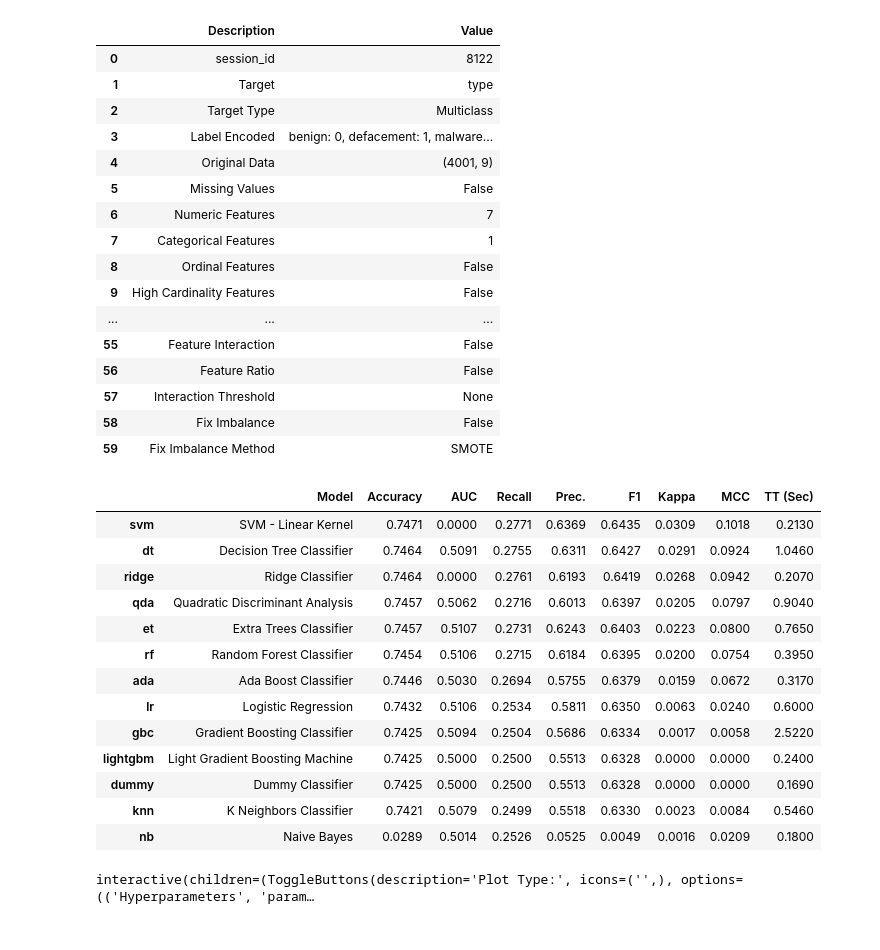
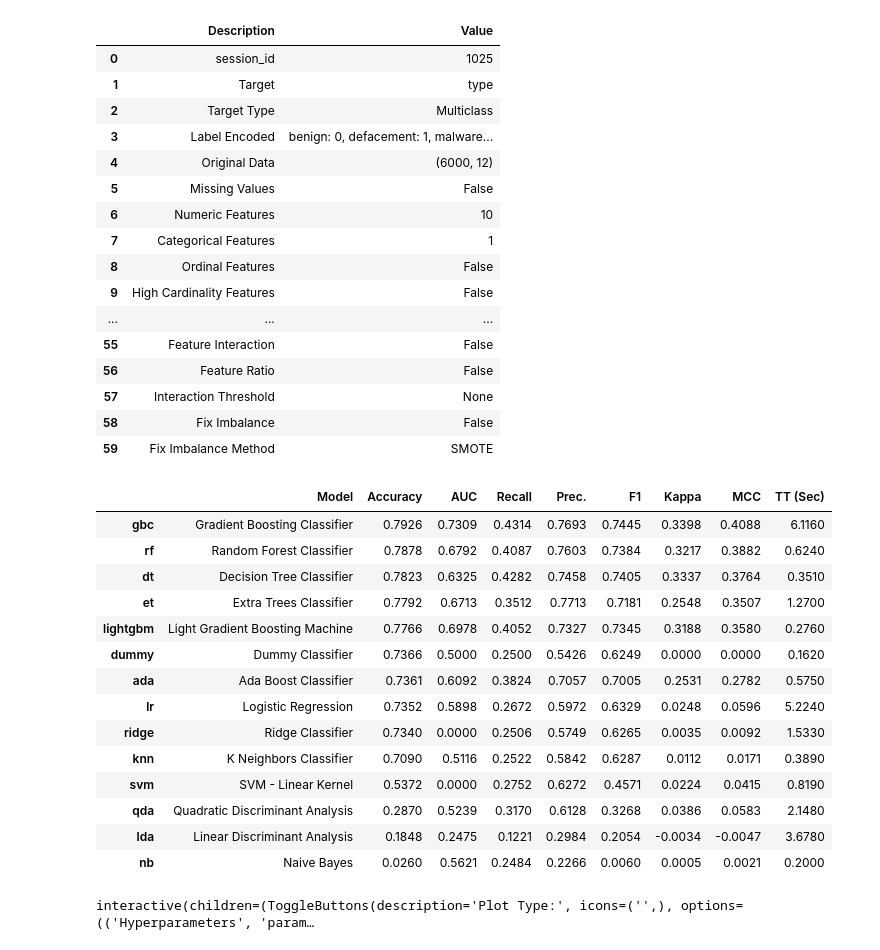
Before and after one commit to MSU-AI/AI-firewall, a Jupyter notebook: ML Based Web App Firewall.ipynb, the cells around one changed output. Cells and saved outputs as stored; diff of their text form; code cells hidden in the pictures.

Commit message:
Added more predictors and split data into training/testing sets

```diff
--- a/ML Based Web App Firewall.ipynb
+++ b/ML Based Web App Firewall.ipynb
@@ -6,15 +9,15 @@ from pycaret.classification import *
 # %%
-clu1 = setup(data = http_request_df.loc[:4000,:], target='type', \
-             numeric_features=['unicode', 'inequality', 'pipe', 'semicolon', 'curlybrace', 'caret'])
+clu1 = setup(data = train_set, target='type', \
+             numeric_features=['unicode', 'inequality', 'pipe', 'semicolon', 'curlybrace', 'caret', 'consecutive_num', 'hyphen', 'underscore'])
 # %% [output]
 |  | Description | Value |
-| 0 | session_id | 8122 |
+| 0 | session_id | 1025 |
 | 1 | Target | type |
 | 2 | Target Type | Multiclass |
 | 3 | Label Encoded | benign: 0, defacement: 1, malware... |
-| 4 | Original Data | (4001, 9) |
+| 4 | Original Data | (6000, 12) |
 | 5 | Missing Values | False |
-| 6 | Numeric Features | 7 |
+| 6 | Numeric Features | 10 |
 | 7 | Categorical Features | 1 |
 | 8 | Ordinal Features | False |
 | 9 | High Cardinality Features | False |
@@ -25,20 +28,21 @@ clu1 = setup(data = http_request_df.loc[:4000,:], target='type', \
 | 58 | Fix Imbalance | False |
 | 59 | Fix Imbalance Method | SMOTE |
 # %%
-best_models = compare_models()
+best_model = compare_models()
 # %% [output]
 |  | Model | Accuracy | AUC | Recall | Prec. | F1 | Kappa | MCC | TT (Sec) |
-| svm | SVM - Linear Kernel | 0.7471 | 0.0000 | 0.2771 | 0.6369 | 0.6435 | 0.0309 | 0.1018 | 0.2130 |
-| dt | Decision Tree Classifier | 0.7464 | 0.5091 | 0.2755 | 0.6311 | 0.6427 | 0.0291 | 0.0924 | 1.0460 |
-| ridge | Ridge Classifier | 0.7464 | 0.0000 | 0.2761 | 0.6193 | 0.6419 | 0.0268 | 0.0942 | 0.2070 |
-| qda | Quadratic Discriminant Analysis | 0.7457 | 0.5062 | 0.2716 | 0.6013 | 0.6397 | 0.0205 | 0.0797 | 0.9040 |
-| et | Extra Trees Classifier | 0.7457 | 0.5107 | 0.2731 | 0.6243 | 0.6403 | 0.0223 | 0.0800 | 0.7650 |
-| rf | Random Forest Classifier | 0.7454 | 0.5106 | 0.2715 | 0.6184 | 0.6395 | 0.0200 | 0.0754 | 0.3950 |
-| ada | Ada Boost Classifier | 0.7446 | 0.5030 | 0.2694 | 0.5755 | 0.6379 | 0.0159 | 0.0672 | 0.3170 |
-| lr | Logistic Regression | 0.7432 | 0.5106 | 0.2534 | 0.5811 | 0.6350 | 0.0063 | 0.0240 | 0.6000 |
-| gbc | Gradient Boosting Classifier | 0.7425 | 0.5094 | 0.2504 | 0.5686 | 0.6334 | 0.0017 | 0.0058 | 2.5220 |
-| lightgbm | Light Gradient Boosting Machine | 0.7425 | 0.5000 | 0.2500 | 0.5513 | 0.6328 | 0.0000 | 0.0000 | 0.2400 |
-| dummy | Dummy Classifier | 0.7425 | 0.5000 | 0.2500 | 0.5513 | 0.6328 | 0.0000 | 0.0000 | 0.1690 |
-| knn | K Neighbors Classifier | 0.7421 | 0.5079 | 0.2499 | 0.5518 | 0.6330 | 0.0023 | 0.0084 | 0.5460 |
-| nb | Naive Bayes | 0.0289 | 0.5014 | 0.2526 | 0.0525 | 0.0049 | 0.0016 | 0.0209 | 0.1800 |
+| gbc | Gradient Boosting Classifier | 0.7926 | 0.7309 | 0.4314 | 0.7693 | 0.7445 | 0.3398 | 0.4088 | 6.1160 |
+| rf | Random Forest Classifier | 0.7878 | 0.6792 | 0.4087 | 0.7603 | 0.7384 | 0.3217 | 0.3882 | 0.6240 |
+| dt | Decision Tree Classifier | 0.7823 | 0.6325 | 0.4282 | 0.7458 | 0.7405 | 0.3337 | 0.3764 | 0.3510 |
+| et | Extra Trees Classifier | 0.7792 | 0.6713 | 0.3512 | 0.7713 | 0.7181 | 0.2548 | 0.3507 | 1.2700 |
+| lightgbm | Light Gradient Boosting Machine | 0.7766 | 0.6978 | 0.4052 | 0.7327 | 0.7345 | 0.3188 | 0.3580 | 0.2760 |
+| dummy | Dummy Classifier | 0.7366 | 0.5000 | 0.2500 | 0.5426 | 0.6249 | 0.0000 | 0.0000 | 0.1620 |
+| ada | Ada Boost Classifier | 0.7361 | 0.6092 | 0.3824 | 0.7057 | 0.7005 | 0.2531 | 0.2782 | 0.5750 |
+| lr | Logistic Regression | 0.7352 | 0.5898 | 0.2672 | 0.5972 | 0.6329 | 0.0248 | 0.0596 | 5.2240 |
+| ridge | Ridge Classifier | 0.7340 | 0.0000 | 0.2506 | 0.5749 | 0.6265 | 0.0035 | 0.0092 | 1.5330 |
+| knn | K Neighbors Classifier | 0.7090 | 0.5116 | 0.2522 | 0.5842 | 0.6287 | 0.0112 | 0.0171 | 0.3890 |
+| svm | SVM - Linear Kernel | 0.5372 | 0.0000 | 0.2752 | 0.6272 | 0.4571 | 0.0224 | 0.0415 | 0.8190 |
+| qda | Quadratic Discriminant Analysis | 0.2870 | 0.5239 | 0.3170 | 0.6128 | 0.3268 | 0.0386 | 0.0583 | 2.1480 |
+| lda | Linear Discriminant Analysis | 0.1848 | 0.2475 | 0.1221 | 0.2984 | 0.2054 | -0.0034 | -0.0047 | 3.6780 |
+| nb | Naive Bayes | 0.0260 | 0.5621 | 0.2484 | 0.2266 | 0.0060 | 0.0005 | 0.0021 | 0.2000 |
 # %%
```
Also changed, not shown: parts of 6 cells of this notebook.
